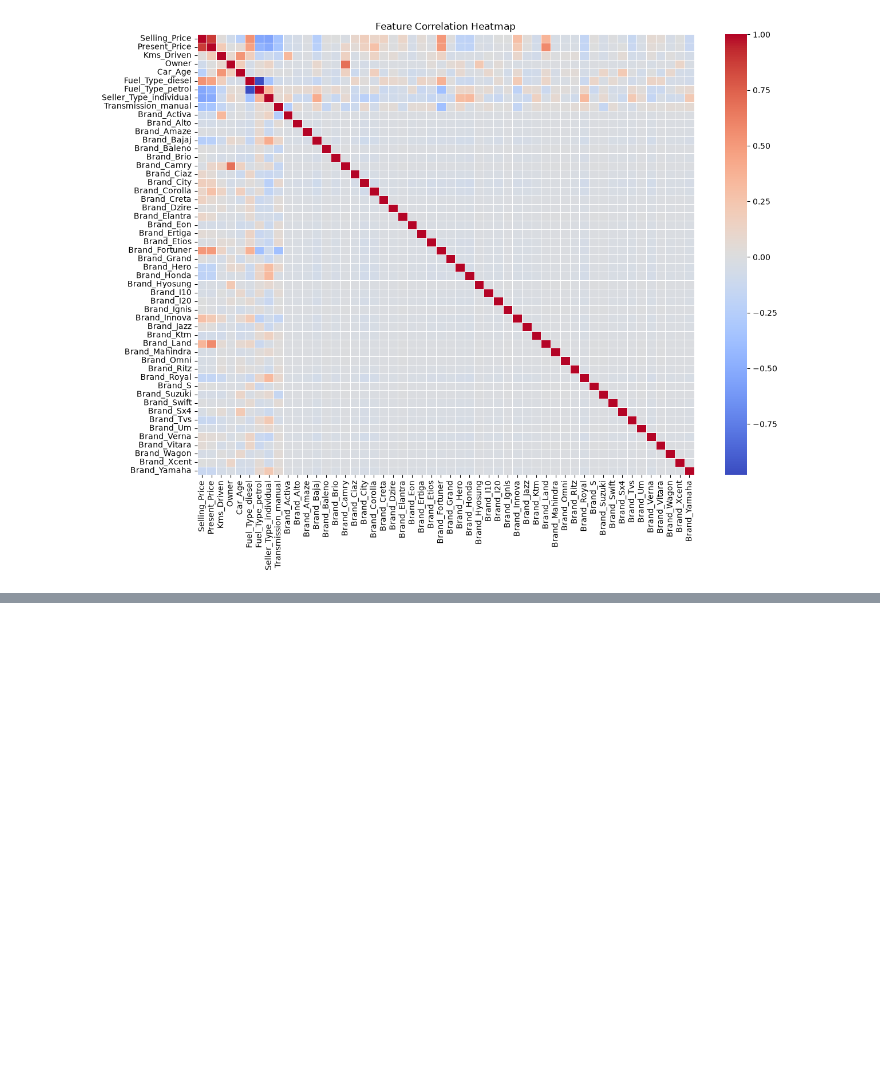
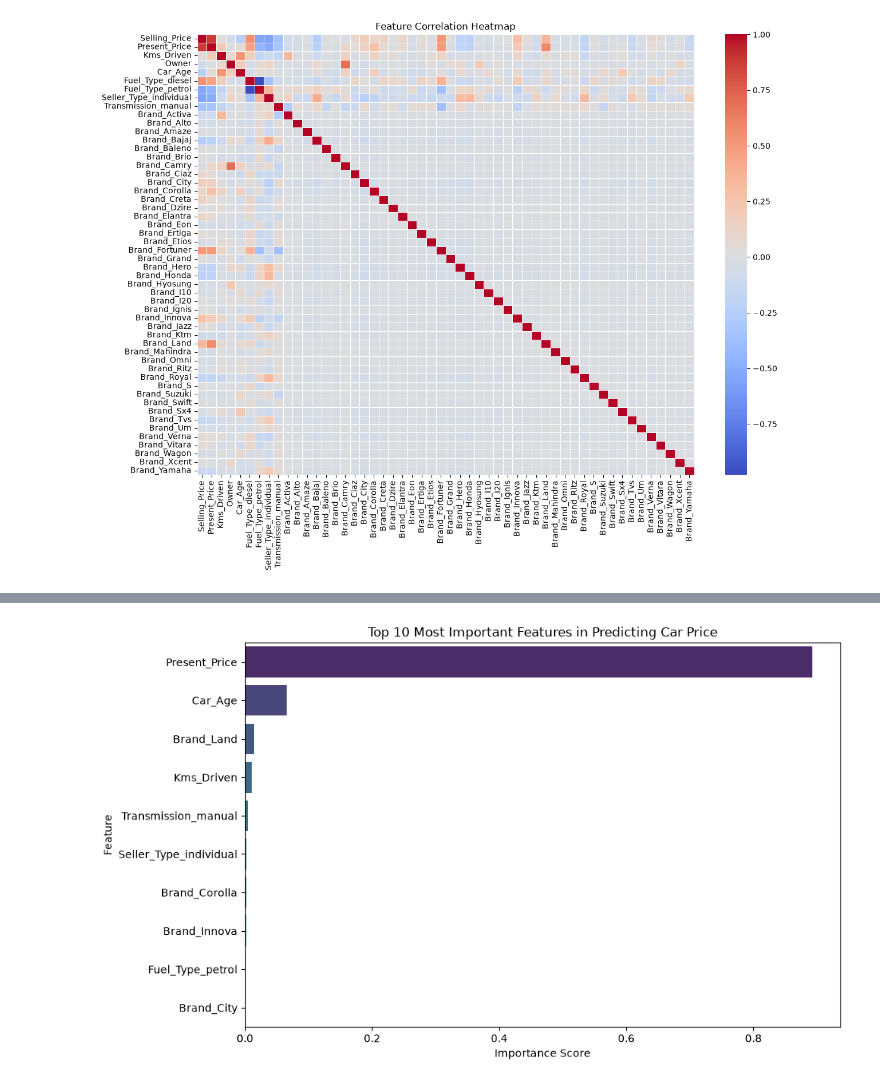
Before and after one commit to Azizkr20/OIBSIP, a Jupyter notebook: DataScience-Task3-CarPricePrediction/MohamedAzizKrouna_Task3.ipynb, the cells around one changed output, grey strips where cells are left out. Saved outputs shown, nothing was run; the diff lists cells and outputs as text; code cells hidden in the pictures; blank space fills up the shorter version.

Commit message:
Save outputs and add feature importance chart

```diff
--- a/DataScience-Task3-CarPricePrediction/MohamedAzizKrouna_Task3.ipynb
+++ b/DataScience-Task3-CarPricePrediction/MohamedAzizKrouna_Task3.ipynb
@@ -150,0 +160,19 @@ print(f"R² Score: {r2_score(y_test, rf_preds):.4f}")
+# %%
+# 9. Feature Importance Chart (Random Forest)
+importances = rf_model.feature_importances_
+feature_names = X.columns
+
+# Create a clean table of the top 10 most important features
+feature_df = pd.DataFrame({'Feature': feature_names, 'Importance': importances})
+feature_df = feature_df.sort_values(by='Importance', ascending=False).head(10)
+
+# Draw the bar chart (Updated to remove the FutureWarning)
+plt.figure(figsize=(10, 6))
+sns.barplot(x='Importance', y='Feature', data=feature_df, palette='viridis', hue='Feature', legend=False)
+plt.title('Top 10 Most Important Features in Predicting Car Price')
+plt.xlabel('Importance Score')
+plt.ylabel('Feature')
+plt.tight_layout()
+plt.show()
+# %% [output]
+[figure, added]
```
Also changed, not shown: parts of 1 cell of this notebook.
